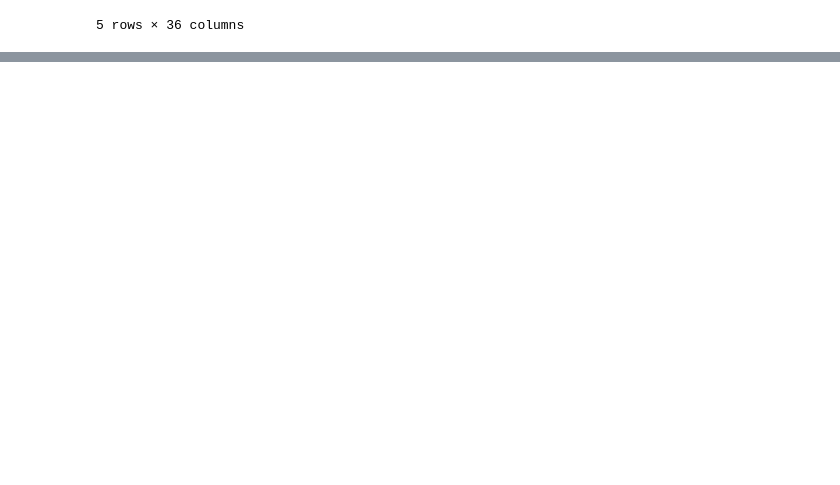
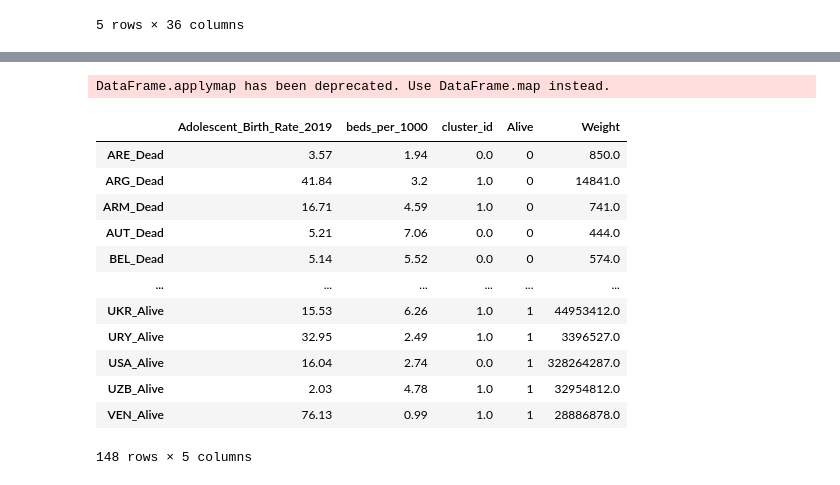
Before and after one commit to MariaStefaniak/SurvivalAtBirth_Global, a Jupyter notebook: Data_Organization/Python_Scripts/SecondDraftFinalNotebook.ipynb, the cells around one changed output, grey strips where cells are left out. Cells and saved outputs as stored; diff of their text form; code cells hidden in the pictures; blank space fills up the shorter version.

```diff
--- a/Data_Organization/Python_Scripts/SecondDraftFinalNotebook.ipynb
+++ b/Data_Organization/Python_Scripts/SecondDraftFinalNotebook.ipynb
@@ -421,0 +451,4 @@ Cluster 2   | 1.4695          | -0.6721
+# %%
+test.Clean_4_Modeling()
+test.Xad
+# %% [output]
@@ -421,0 +457,14 @@ Cluster 2   | 1.4695          | -0.6721
+DataFrame.applymap has been deprecated. Use DataFrame.map instead.
+|  | Adolescent_Birth_Rate_2019 | beds_per_1000 | cluster_id | Alive | Weight |
+| ARE_Dead | 3.57 | 1.94 | 0.0 | 0 | 850.0 |
+| ARG_Dead | 41.84 | 3.2 | 1.0 | 0 | 14841.0 |
+| ARM_Dead | 16.71 | 4.59 | 1.0 | 0 | 741.0 |
+| AUT_Dead | 5.21 | 7.06 | 0.0 | 0 | 444.0 |
+| BEL_Dead | 5.14 | 5.52 | 0.0 | 0 | 574.0 |
+| ... | ... | ... | ... | ... | ... |
+| UKR_Alive | 15.53 | 6.26 | 1.0 | 1 | 44953412.0 |
+| URY_Alive | 32.95 | 2.49 | 1.0 | 1 | 3396527.0 |
+| USA_Alive | 16.04 | 2.74 | 0.0 | 1 | 328264287.0 |
+| UZB_Alive | 2.03 | 4.78 | 1.0 | 1 | 32954812.0 |
+| VEN_Alive | 76.13 | 0.99 | 1.0 | 1 | 28886878.0 |
+148 rows × 5 columns
```
Also changed, not shown: parts of 17 cells of this notebook.
